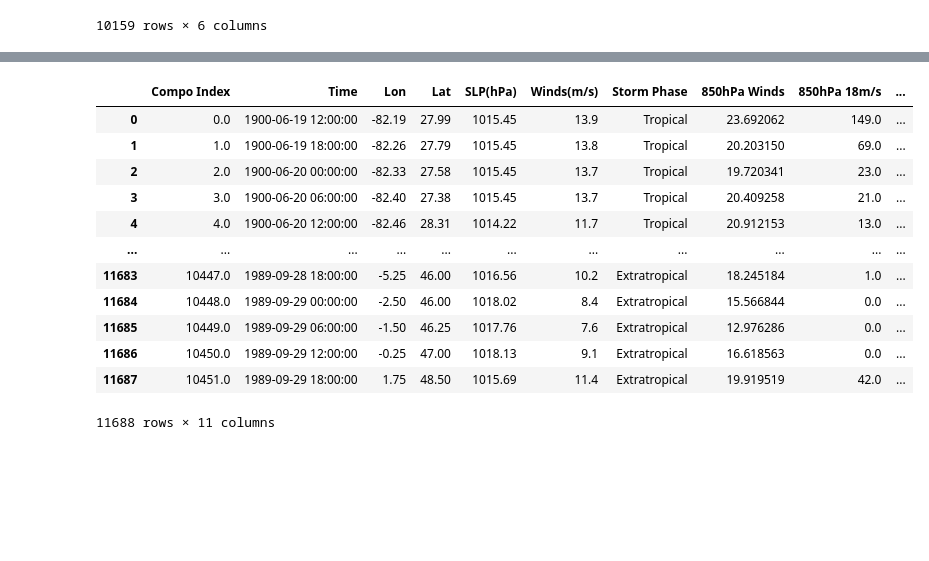
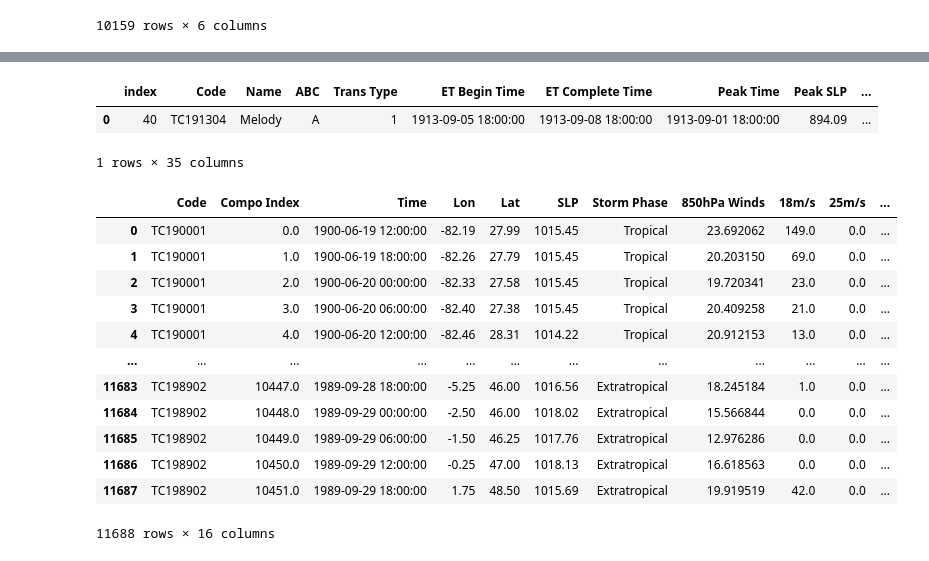
Before and after one commit to Luigi728/ExtraTrack_Github, a Jupyter notebook: RCP_Analysis/RCP_Analysis_V6.7.2.ipynb, the cells around one changed output, grey strips where cells are left out. Saved outputs shown, nothing was run; the diff lists cells and outputs as text; code cells hidden in the pictures; blank space fills up the shorter version.

```diff
--- a/RCP_Analysis/RCP_Analysis_V6.7.2.ipynb
+++ b/RCP_Analysis/RCP_Analysis_V6.7.2.ipynb
@@ -203,6 +180,7 @@ def Year_Diff_Find(New_Time):
 # Create Function to Find Indexes of Composite Data For Selected Storm
 def Find_Composite_Data(Code, Data_DF, Compo_DF):
     DF_Storm = Find_Storm(Data_DF, Code)
+    Code_List = DF_Storm["Code"]
     New_Time = DF_Storm["Time(Z)"]
     Lat = DF_Storm["Lat"]
     Lon = DF_Storm["Lon"]
@@ -231,7 +209,7 @@ def Find_Composite_Data(Code, Data_DF, Compo_DF):
                     else:
                         Dist_Min = [Dist, -728]
             Compo_Indexes[i] = Dist_Min[1]
-    DF_Storm_Compo_Init = pandas.DataFrame({"Compo Index": Compo_Indexes, "Time": New_Time, \
+    DF_Storm_Compo_Init = pandas.DataFrame({"Code": Code_List, "Compo Index": Compo_Indexes, "Time": New_Time, \
     "Lon": Lon, "Lat": Lat, "SLP": SLP, "Storm Phase": Storm_Phase})
 # Remove Datapoints With Missing Compo Index
     DF_Storm_Compo = DF_Storm_Compo_Init[DF_Storm_Compo_Init["Compo Index"] >= 0].reset_index()
@@ -277,14 +255,15 @@ def Wind_Field_Find(DF_Storm_Compo, Compo_nc):
 #
 # Add Wind Field Info Into DF Storm Compo
     DF_Storm_Compo["850hPa Winds"] = Wind_Field_Info[1]
-    DF_Storm_Compo["850hPa 18m/s"] = Wind_Field_Info[2]
-    DF_Storm_Compo["850hPa 25m/s"] = Wind_Field_Info[3]
-    DF_Storm_Compo["850hPa 33m/s"] = Wind_Field_Info[4]
+    DF_Storm_Compo["18m/s"] = Wind_Field_Info[2]
+    DF_Storm_Compo["25m/s"] = Wind_Field_Info[3]
+    DF_Storm_Compo["33m/s"] = Wind_Field_Info[4]
     return (DF_Storm_Compo)
 # %%
 # Find Max Precip and Total Precip Over Area
 def Precip_Field_Find(DF_Storm_Compo, Compo_nc):
     Compo_Index = DF_Storm_Compo["Compo Index"]
+    Time_List = DF_Storm_Compo["Time"]
 #
 # Create Array to Store Data
     Precip_Field_Info = numpy.zeros((5,len(Compo_Index)))
@@ -300,12 +279,12 @@ def Precip_Field_Find(DF_Storm_Compo, Compo_nc):
         Snap_Sort = numpy.sort(Snap_Precip.ravel())
         Areal_Precip_Total = numpy.sum(Snap_Sort)
         Precip_Field_Info[1][k] = Areal_Precip_Total
-# Count Number of Data Points With Precip Rate Above 0.5, 2, 5mm/hr
+# Count Number of Data Points With Precip Rate Above 0.5, 1, 5mm/hr
         Count_05 = len(Snap_Sort[Snap_Sort >= 0.5])
-        Count_2 = len(Snap_Sort[Snap_Sort >= 2])
+        Count_1 = len(Snap_Sort[Snap_Sort >= 1])
         Count_5 = len(Snap_Sort[Snap_Sort >= 5])
         Precip_Field_Info[2][k] = Count_05
-        Precip_Field_Info[3][k] = Count_2
+        Precip_Field_Info[3][k] = Count_1
         Precip_Field_Info[4][k] = Count_5
 #
 # Add Precip Field Info Into DF Storm Compo
@@ -316,11 +295,11 @@ def Precip_Field_Find(DF_Storm_Compo, Compo_nc):
     DF_Storm_Compo["5mm/hr"] = Precip_Field_Info[4]
     return (DF_Storm_Compo)
 # %%
-# Loop Through Every Storm
-def Storms_Compo(Data_DF, ET_DF, Compo_DF, Codes_DF, Compo_nc_A, Compo_nc_B, Compo_nc_C):
+# Create New Data DF
+def DF_Data_Compo(Data_DF, ET_DF, Compo_DF, Codes_DF, Compo_nc_A, Compo_nc_B, Compo_nc_C):
     Code_List = Codes_DF["New Code"]
     ABC_List = Codes_DF["ABC"]
-# For Every Storm in Dataset
+# Loop Over Each Storm in Dataset
     for n in range(len(Code_List)):
         DF_Storm_Compo = Find_Composite_Data(Code_List[n], Data_DF, Compo_DF)
 # Find Which Compo nc To Use
@@ -333,11 +312,10 @@ def Storms_Compo(Data_DF, ET_DF, Compo_DF, Codes_DF, Compo_nc_A, Compo_nc_B, Com
 # Apply Functions For Finding Wind Field and Precip Field
         DF_Storm_Compo = Wind_Field_Find(DF_Storm_Compo, Compo_nc)
         DF_Storm_Compo = Precip_Field_Find(DF_Storm_Compo, Compo_nc)
+# Combine DF Storm Compos
         if n == 0:
             Data_Compo = DF_Storm_Compo.copy()
         else:
             Data_Compo = pandas.concat([Data_Compo, DF_Storm_Compo])
-        Data_Compo_Final = DF_Compo_Combine.reset_index().drop("index", axis=1)
-
-
+    Data_Compo_Final = Data_Compo.reset_index().drop("index", axis=1)
     return (Data_Compo_Final)
@@ -344,18 +383,33 @@ def Storms_Compo(Data_DF, ET_DF, Compo_DF, Codes_DF, Compo_nc_A, Compo_nc_B, Com
+# %%
+ET_Storm_Compo = ET_Storm.copy()
+Vars = ["850hPa Winds", "18m/s", "25m/s", "33m/s", \
+"Max Precip Rate", "Areal Precip Total", "0.5mm/hr", "1mm/hr", "5mm/hr"]
+for m in range(len(Vars)):
+    Var = Vars[m]
+    Begin_Var = str("ET Begin " + Var)
+    Compl_Var = str("ET Complete " + Var)
+    ET_Storm_Compo[Begin_Var] = DF_Begin[Var][0]
+    ET_Storm_Compo[Compl_Var] = DF_Compl[Var][0]
+ET_Storm_Compo
+# %% [output]
+|  | index | Code | Name | ABC | Trans Type | ET Begin Time | ET Complete Time | Peak Time | Peak SLP | ... |
+| 0 | 40 | TC191304 | Melody | A | 1 | 1913-09-05 18:00:00 | 1913-09-08 18:00:00 | 1913-09-01 18:00:00 | 894.09 | ... |
+1 rows × 35 columns
 # %%
-Control_Data_Compo, Control_ET_Compo = Storms_Compo(Control_Data, Control_ET, Control_Compo, Control_Codes, \
+Control_Data_Compo = DF_Data_Compo(Control_Data, Control_ET, Control_Compo, Control_Codes, \
 Control_A_Compo_nc, Control_B_Compo_nc, Control_C_Compo_nc)
 Control_Data_Compo
 # %% [output]
-|  | Compo Index | Time | Lon | Lat | SLP(hPa) | Winds(m/s) | Storm Phase | 850hPa Winds | 850hPa 18m/s | ... |
-| 0 | 0.0 | 1900-06-19 12:00:00 | -82.19 | 27.99 | 1015.45 | 13.9 | Tropical | 23.692062 | 149.0 | ... |
-| 1 | 1.0 | 1900-06-19 18:00:00 | -82.26 | 27.79 | 1015.45 | 13.8 | Tropical | 20.203150 | 69.0 | ... |
-| 2 | 2.0 | 1900-06-20 00:00:00 | -82.33 | 27.58 | 1015.45 | 13.7 | Tropical | 19.720341 | 23.0 | ... |
-| 3 | 3.0 | 1900-06-20 06:00:00 | -82.40 | 27.38 | 1015.45 | 13.7 | Tropical | 20.409258 | 21.0 | ... |
-| 4 | 4.0 | 1900-06-20 12:00:00 | -82.46 | 28.31 | 1014.22 | 11.7 | Tropical | 20.912153 | 13.0 | ... |
-| ... | ... | ... | ... | ... | ... | ... | ... | ... | ... | ... |
-| 11683 | 10447.0 | 1989-09-28 18:00:00 | -5.25 | 46.00 | 1016.56 | 10.2 | Extratropical | 18.245184 | 1.0 | ... |
-| 11684 | 10448.0 | 1989-09-29 00:00:00 | -2.50 | 46.00 | 1018.02 | 8.4 | Extratropical | 15.566844 | 0.0 | ... |
-| 11685 | 10449.0 | 1989-09-29 06:00:00 | -1.50 | 46.25 | 1017.76 | 7.6 | Extratropical | 12.976286 | 0.0 | ... |
-| 11686 | 10450.0 | 1989-09-29 12:00:00 | -0.25 | 47.00 | 1018.13 | 9.1 | Extratropical | 16.618563 | 0.0 | ... |
-| 11687 | 10451.0 | 1989-09-29 18:00:00 | 1.75 | 48.50 | 1015.69 | 11.4 | Extratropical | 19.919519 | 42.0 | ... |
+|  | Code | Compo Index | Time | Lon | Lat | SLP | Storm Phase | 850hPa Winds | 18m/s | 25m/s | ... |
+| 0 | TC190001 | 0.0 | 1900-06-19 12:00:00 | -82.19 | 27.99 | 1015.45 | Tropical | 23.692062 | 149.0 | 0.0 | ... |
+| 1 | TC190001 | 1.0 | 1900-06-19 18:00:00 | -82.26 | 27.79 | 1015.45 | Tropical | 20.203150 | 69.0 | 0.0 | ... |
+| 2 | TC190001 | 2.0 | 1900-06-20 00:00:00 | -82.33 | 27.58 | 1015.45 | Tropical | 19.720341 | 23.0 | 0.0 | ... |
+| 3 | TC190001 | 3.0 | 1900-06-20 06:00:00 | -82.40 | 27.38 | 1015.45 | Tropical | 20.409258 | 21.0 | 0.0 | ... |
+| 4 | TC190001 | 4.0 | 1900-06-20 12:00:00 | -82.46 | 28.31 | 1014.22 | Tropical | 20.912153 | 13.0 | 0.0 | ... |
+| ... | ... | ... | ... | ... | ... | ... | ... | ... | ... | ... | ... |
+| 11683 | TC198902 | 10447.0 | 1989-09-28 18:00:00 | -5.25 | 46.00 | 1016.56 | Extratropical | 18.245184 | 1.0 | 0.0 | ... |
+| 11684 | TC198902 | 10448.0 | 1989-09-29 00:00:00 | -2.50 | 46.00 | 1018.02 | Extratropical | 15.566844 | 0.0 | 0.0 | ... |
+| 11685 | TC198902 | 10449.0 | 1989-09-29 06:00:00 | -1.50 | 46.25 | 1017.76 | Extratropical | 12.976286 | 0.0 | 0.0 | ... |
+| 11686 | TC198902 | 10450.0 | 1989-09-29 12:00:00 | -0.25 | 47.00 | 1018.13 | Extratropical | 16.618563 | 0.0 | 0.0 | ... |
+| 11687 | TC198902 | 10451.0 | 1989-09-29 18:00:00 | 1.75 | 48.50 | 1015.69 | Extratropical | 19.919519 | 42.0 | 0.0 | ... |
-11688 rows × 11 columns
+11688 rows × 16 columns
```
Also changed, not shown: parts of 15 cells of this notebook, 9 other files.
